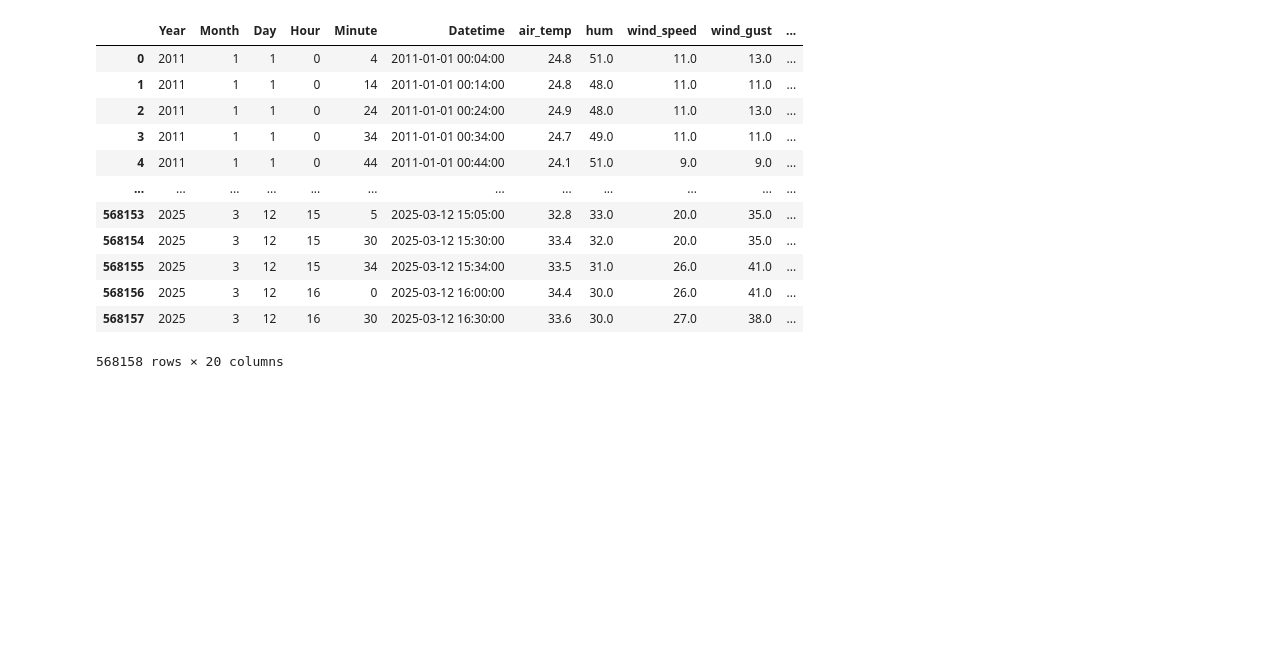
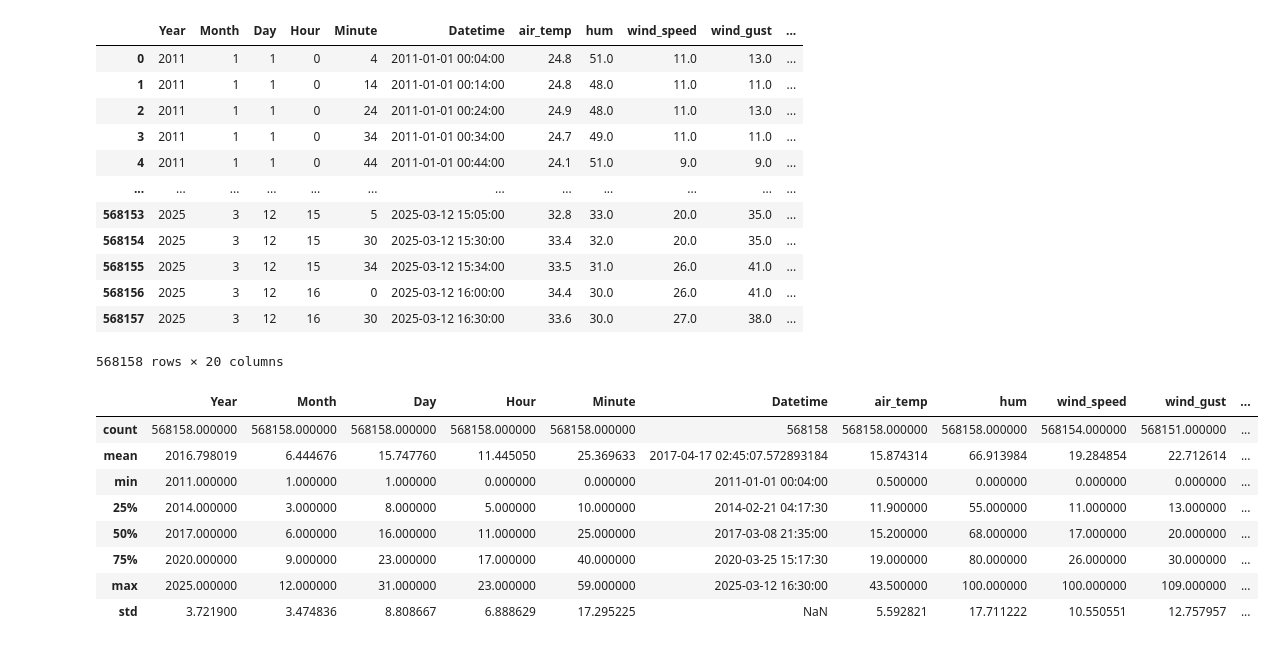
Before and after one commit to madisonhsu/ADS2001---Predicting-Melbourne-Weather, a Jupyter notebook: Code/Madison/melb_eda1-Madison.ipynb, the cells around one changed output. Saved outputs shown, nothing was run; the diff lists cells and outputs as text; code cells hidden in the pictures; blank space fills up the shorter version.

```diff
--- a/Code/Madison/melb_eda1-Madison.ipynb
+++ b/Code/Madison/melb_eda1-Madison.ipynb
@@ -261,7 +261,7 @@ replace_direction = {' SE': 'SE',
                      ' NNE': 'NNE',
                      ' ENE': 'ENE',
                      ' W': 'W',
-                     ' N': 'W',
+                     ' N': 'N',
                      ' SW': 'SW',
                      ' SSE': 'SSE',
                      ' S': 'S',
@@ -837,3 +823,26 @@ new_stats
 | 568156 | 2025 | 3 | 12 | 16 | 0 | 2025-03-12 16:00:00 | 34.4 | 30.0 | 26.0 | 41.0 | ... |
 | 568157 | 2025 | 3 | 12 | 16 | 30 | 2025-03-12 16:30:00 | 33.6 | 30.0 | 27.0 | 38.0 | ... |
 568158 rows × 20 columns
+# %%
+# equation for the positional change after 30 mins
+    # x' = 0.5 * s * (x cos(angle) + ysin(angle))
+    #
+# plt.ylabel("Latitude")
+# plt.xlabel("Longitude")
+# plt.title("Wind Map (30 mins)")
+# for i in range(new_stats.shape[0]):
+#     x = [new_stats[i,"long"], 0.5 * new_stats['wind_speed'] *((new_stats[i,"long"] * np.cos(new_stats["Degree Direction"] * 180/np.pi) + (new_stats[i,"lat"] * np.sin(new_stats["Degree Direction"]))
+#     plt.plot(, y = new_stats['lat'])
+
+
+new_stats.describe()
+# %% [output]
+|  | Year | Month | Day | Hour | Minute | Datetime | air_temp | hum | wind_speed | wind_gust | ... |
+| count | 568158.000000 | 568158.000000 | 568158.000000 | 568158.000000 | 568158.000000 | 568158 | 568158.000000 | 568158.000000 | 568154.000000 | 568151.000000 | ... |
+| mean | 2016.798019 | 6.444676 | 15.747760 | 11.445050 | 25.369633 | 2017-04-17 02:45:07.572893184 | 15.874314 | 66.913984 | 19.284854 | 22.712614 | ... |
+| min | 2011.000000 | 1.000000 | 1.000000 | 0.000000 | 0.000000 | 2011-01-01 00:04:00 | 0.500000 | 0.000000 | 0.000000 | 0.000000 | ... |
+| 25% | 2014.000000 | 3.000000 | 8.000000 | 5.000000 | 10.000000 | 2014-02-21 04:17:30 | 11.900000 | 55.000000 | 11.000000 | 13.000000 | ... |
+| 50% | 2017.000000 | 6.000000 | 16.000000 | 11.000000 | 25.000000 | 2017-03-08 21:35:00 | 15.200000 | 68.000000 | 17.000000 | 20.000000 | ... |
+| 75% | 2020.000000 | 9.000000 | 23.000000 | 17.000000 | 40.000000 | 2020-03-25 15:17:30 | 19.000000 | 80.000000 | 26.000000 | 30.000000 | ... |
+| max | 2025.000000 | 12.000000 | 31.000000 | 23.000000 | 59.000000 | 2025-03-12 16:30:00 | 43.500000 | 100.000000 | 100.000000 | 109.000000 | ... |
+| std | 3.721900 | 3.474836 | 8.808667 | 6.888629 | 17.295225 | NaN | 5.592821 | 17.711222 | 10.550551 | 12.757957 | ... |
```
Also changed, not shown: parts of 5 cells of this notebook.
